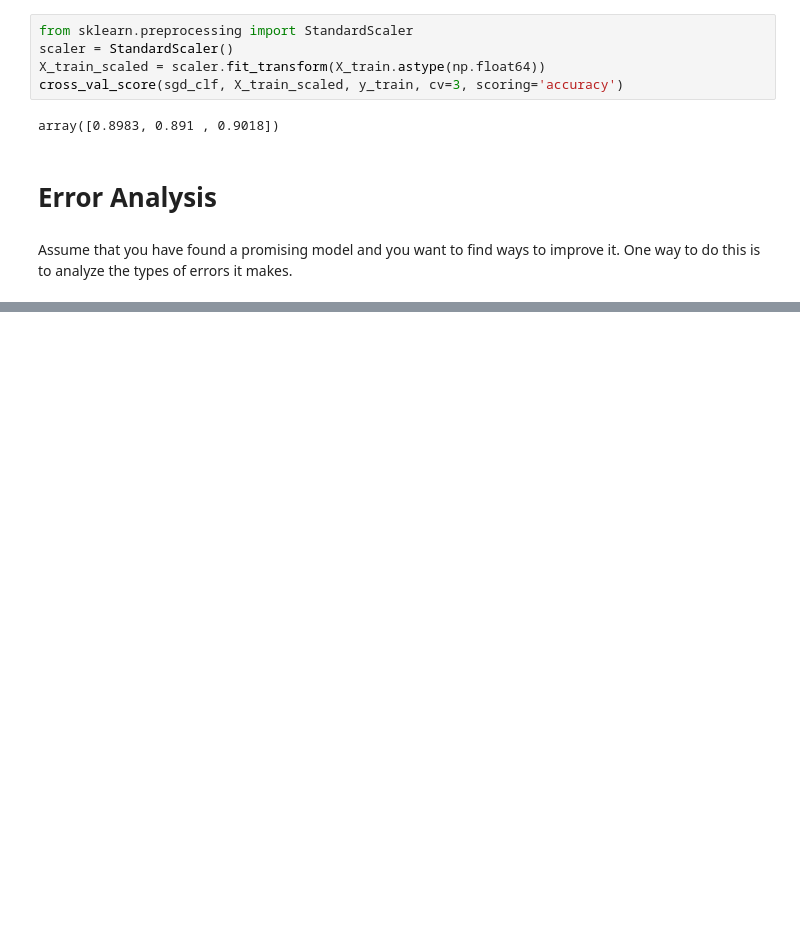
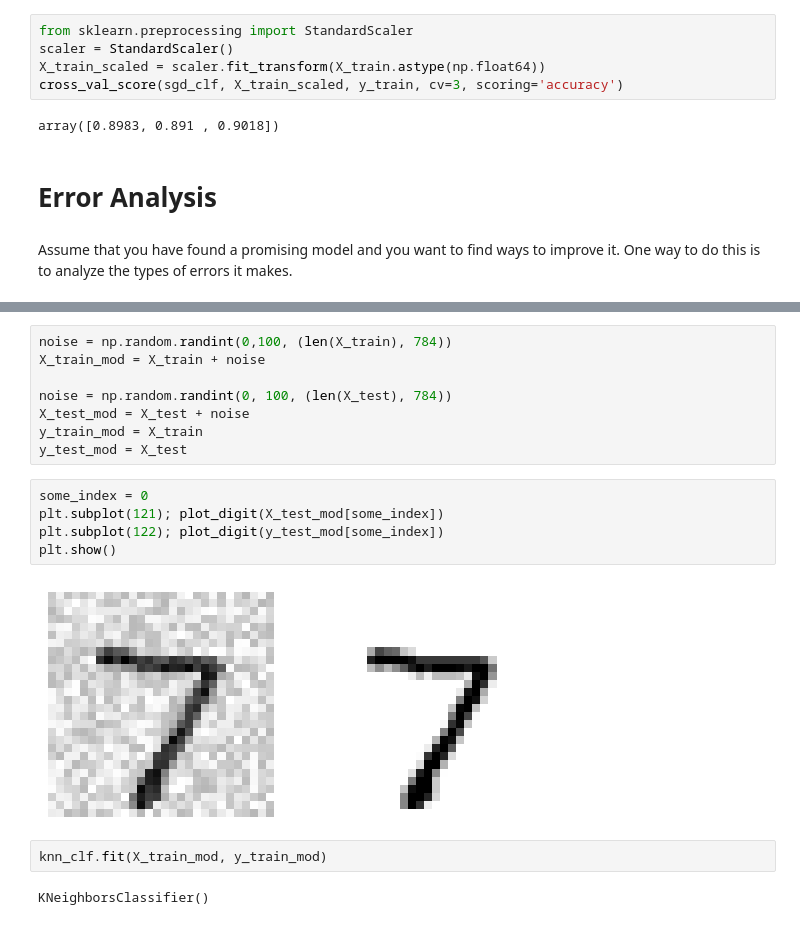
Before and after one commit to yeyechen/hands-on-ML, a Jupyter notebook: chapter3/Chapter3.ipynb, the cells around one changed output, grey strips where cells are left out. Drawn from its saved outputs; the diff is of its cells as text; blank space fills up the shorter version.

```diff
--- a/chapter3/Chapter3.ipynb
+++ b/chapter3/Chapter3.ipynb
@@ -364,0 +444,19 @@ conf_mx
+# %%
+noise = np.random.randint(0,100, (len(X_train), 784))
+X_train_mod = X_train + noise
+
+noise = np.random.randint(0, 100, (len(X_test), 784))
+X_test_mod = X_test + noise
+y_train_mod = X_train
+y_test_mod = X_test
+# %%
+some_index = 0
+plt.subplot(121); plot_digit(X_test_mod[some_index])
+plt.subplot(122); plot_digit(y_test_mod[some_index])
+plt.show()
+# %% [output]
+[figure, added]
+# %%
+knn_clf.fit(X_train_mod, y_train_mod)
+# %% [output]
+KNeighborsClassifier()
```
Also changed, not shown: parts of 15 cells of this notebook.
